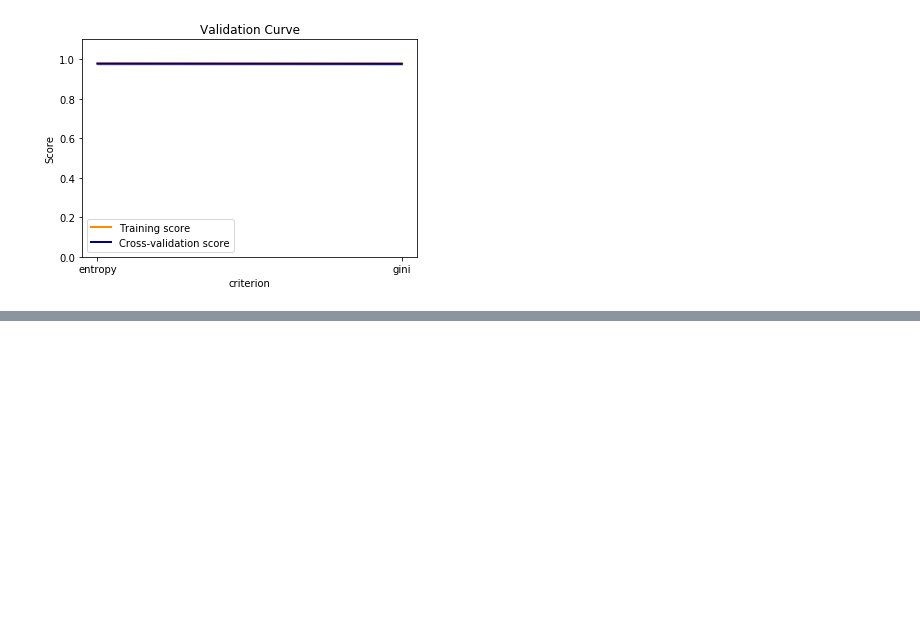
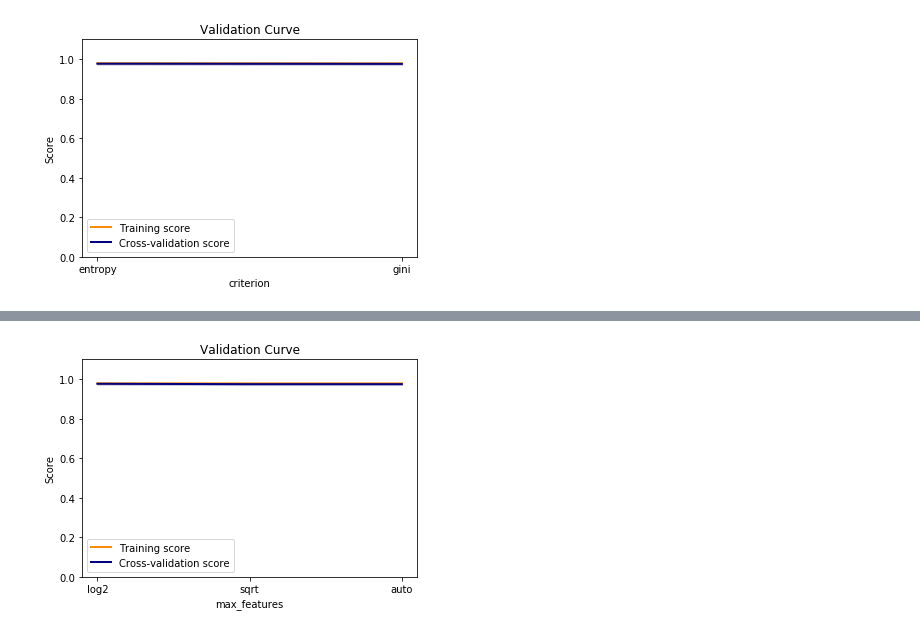
Before and after one commit to pparr/ml-supervised-learning, a Jupyter notebook: tuning/DT_gridsearch_pulsar.ipynb, the cells around one changed output, grey strips where cells are left out. Saved outputs shown, nothing was run; the diff lists cells and outputs as text; code cells hidden in the pictures; blank space fills up the shorter version.

```diff
--- a/tuning/DT_gridsearch_pulsar.ipynb
+++ b/tuning/DT_gridsearch_pulsar.ipynb
@@ -109,3 +130,7 @@ plot_model_complexity_analysis(clf, 'criterion', ['entropy', 'gini'], x_train, y
+# %%
+plot_model_complexity_analysis(clf, 'max_features', ['log2', 'sqrt','auto'], 'DT_pulsar', x_train, y_train)
+# %% [output]
+[figure, added]
 # %%
 # Learning Curve Analysis
 # Taken from: https://scikit-learn.org/stable/auto_examples/model_selection/plot_learning_curve.html
```
Also changed, not shown: parts of 11 cells of this notebook, 20 other files.
